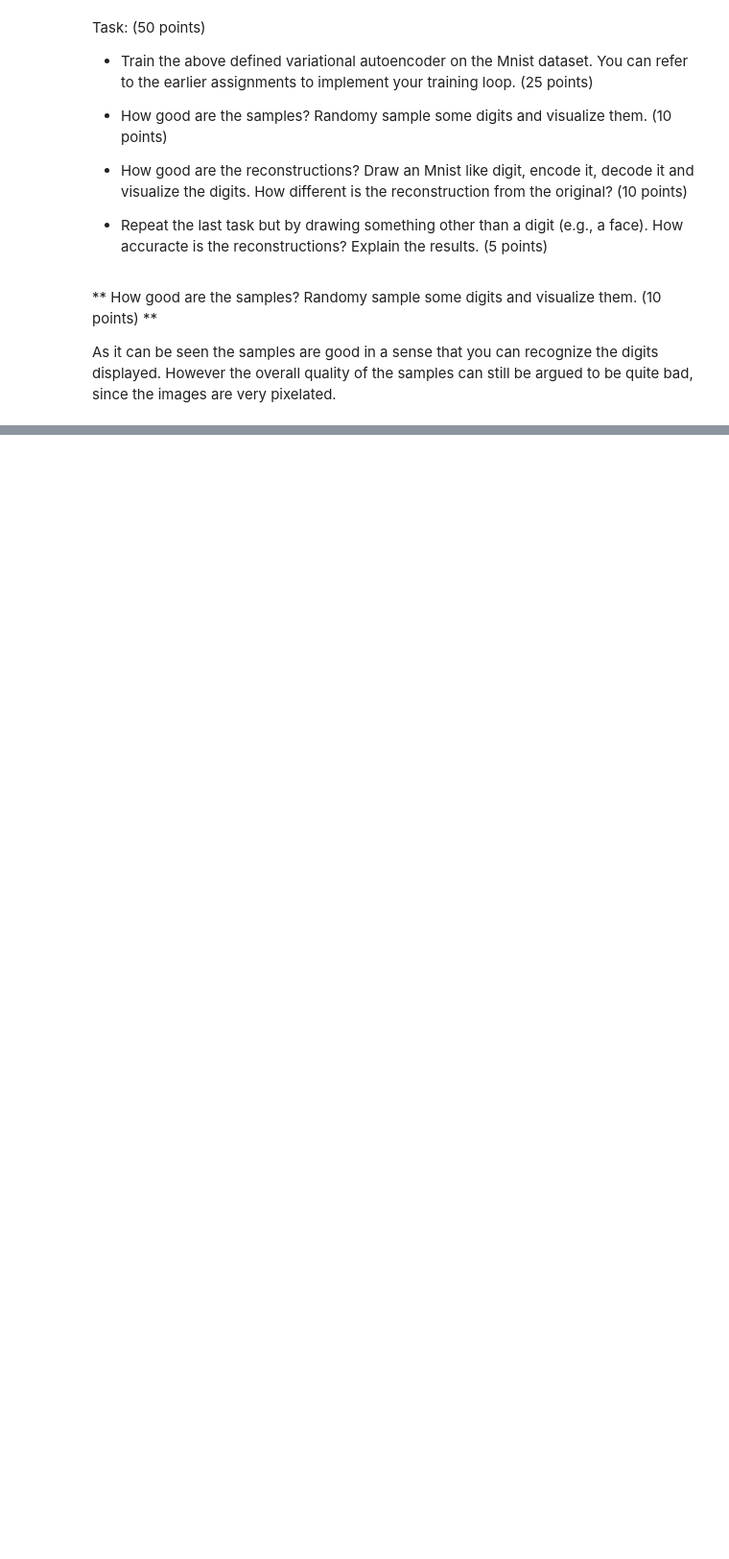
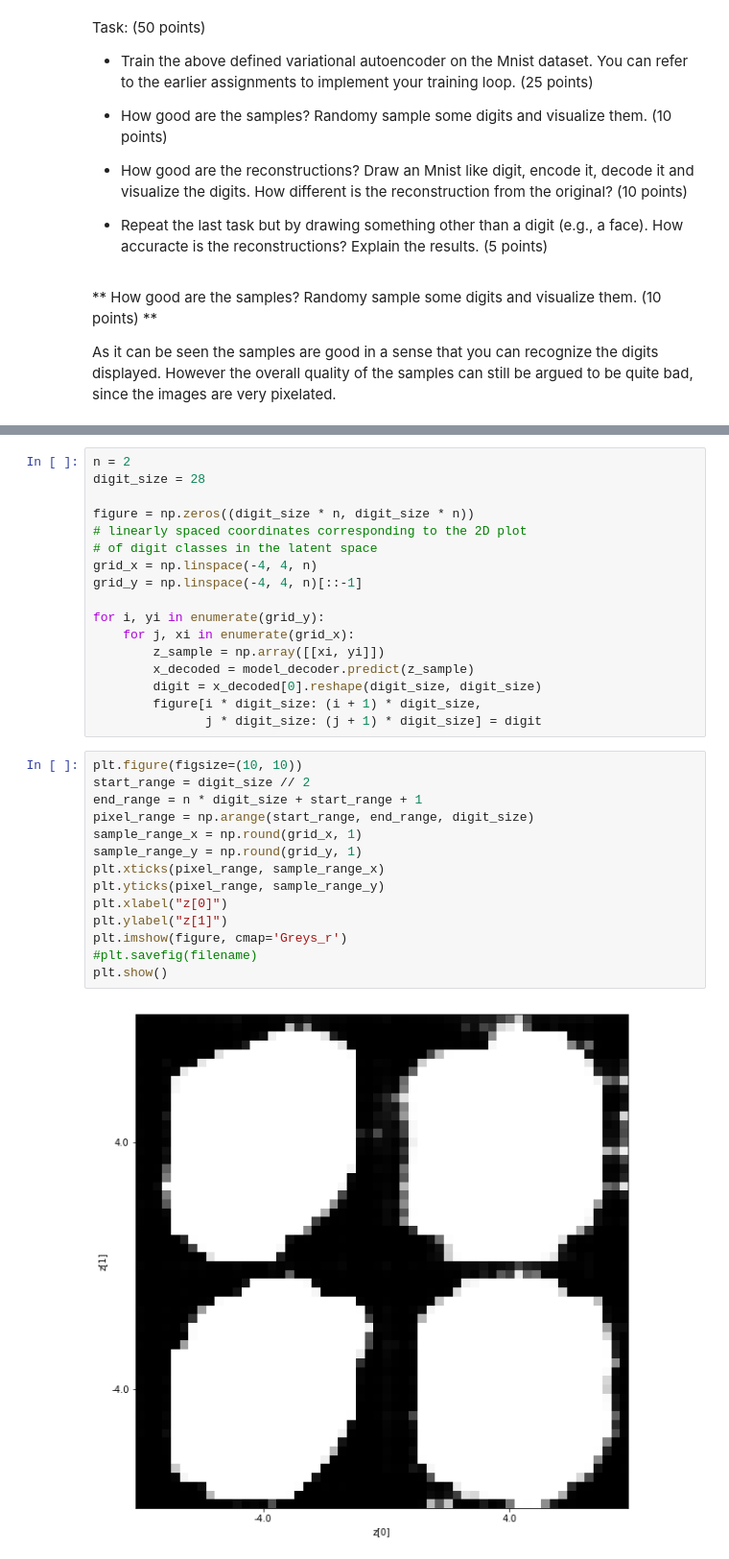
Before and after one commit to aumkar22/NIPS, a Jupyter notebook: Assignment 3/Weeks_6_7_Keras_generator.ipynb, the cells around one changed output, grey strips where cells are left out. Shown: that part at 96% size. Drawn from its saved outputs; the diff is of its cells as text; blank space fills up the shorter version.

```diff
--- a/Assignment 3/Weeks_6_7_Keras_generator.ipynb
+++ b/Assignment 3/Weeks_6_7_Keras_generator.ipynb
@@ -174,0 +251,33 @@ for i in range(0, 3):
+# %%
+n = 2
+digit_size = 28
+
+figure = np.zeros((digit_size * n, digit_size * n))
+# linearly spaced coordinates corresponding to the 2D plot
+# of digit classes in the latent space
+grid_x = np.linspace(-4, 4, n)
+grid_y = np.linspace(-4, 4, n)[::-1]
+
+for i, yi in enumerate(grid_y):
+    for j, xi in enumerate(grid_x):
+        z_sample = np.array([[xi, yi]])
+        x_decoded = model_decoder.predict(z_sample)
+        digit = x_decoded[0].reshape(digit_size, digit_size)
+        figure[i * digit_size: (i + 1) * digit_size,
+               j * digit_size: (j + 1) * digit_size] = digit
+# %%
+plt.figure(figsize=(10, 10))
+start_range = digit_size // 2
+end_range = n * digit_size + start_range + 1
+pixel_range = np.arange(start_range, end_range, digit_size)
+sample_range_x = np.round(grid_x, 1)
+sample_range_y = np.round(grid_y, 1)
+plt.xticks(pixel_range, sample_range_x)
+plt.yticks(pixel_range, sample_range_y)
+plt.xlabel("z[0]")
+plt.ylabel("z[1]")
+plt.imshow(figure, cmap='Greys_r')
+#plt.savefig(filename)
+plt.show()
+# %% [output]
+[figure, added]
```
Also changed, not shown: parts of 12 cells of this notebook.
